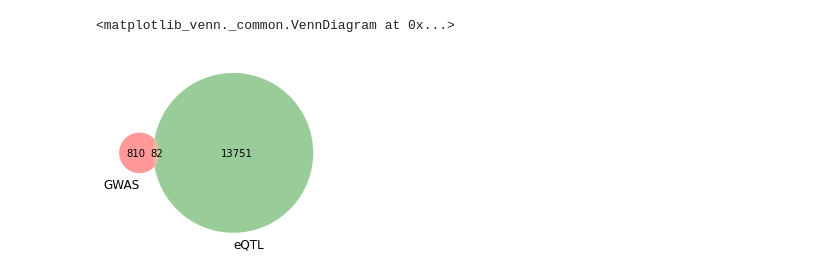
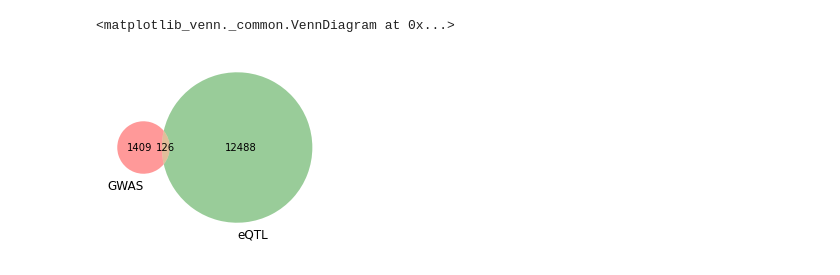
Before and after one commit to minjaf/TraitGym, a Jupyter notebook: workflow/notebooks/causal_overlap.ipynb, the cells around one changed output. Saved outputs shown, nothing was run; the diff lists cells and outputs as text; code cells hidden in the pictures.

```diff
--- a/workflow/notebooks/causal_overlap.ipynb
+++ b/workflow/notebooks/causal_overlap.ipynb
@@ -5,25 +5,23 @@ import matplotlib.pyplot as plt
 # %%
 datasets = [
-    "gonzalobenegas/siraj_gwas_highpip",
-    "gonzalobenegas/siraj_eqtl_highpip",
-    "gonzalobenegas/dsqtl",
+    "gwas_matched_9",
+    "eqtl_matched_1",
 ]
 
 dataset_names = [
     "GWAS",
     "eQTL",
-    "dsQTL",
 ]
 
 def load_variants(dataset):
-    V = load_dataset(dataset, split="test").to_pandas().query('label')
-    return set(V["chrom"]+"_"+V["pos"].astype(str)+"_"+V["ref"]+"_"+V["alt"])
+    V = pl.read_parquet(f"../../results/dataset/{dataset}/test.parquet").filter(label=True)
+    return set(V["chrom"]+"_"+V["pos"].cast(str)+"_"+V["ref"]+"_"+V["alt"])
 
 variants = [load_variants(dataset) for dataset in datasets]
 # %%
 plt.figure(figsize=(4, 4))
-venn = venn2(variants[:2], dataset_names[:2])
+venn = venn2(variants, dataset_names)
 venn
 # %% [output]
 <matplotlib_venn._common.VennDiagram at 0x...>
-[figure, old version]
+[figure, new version]
```
Also changed, not shown: parts of 2 cells of this notebook, 6 other files.
